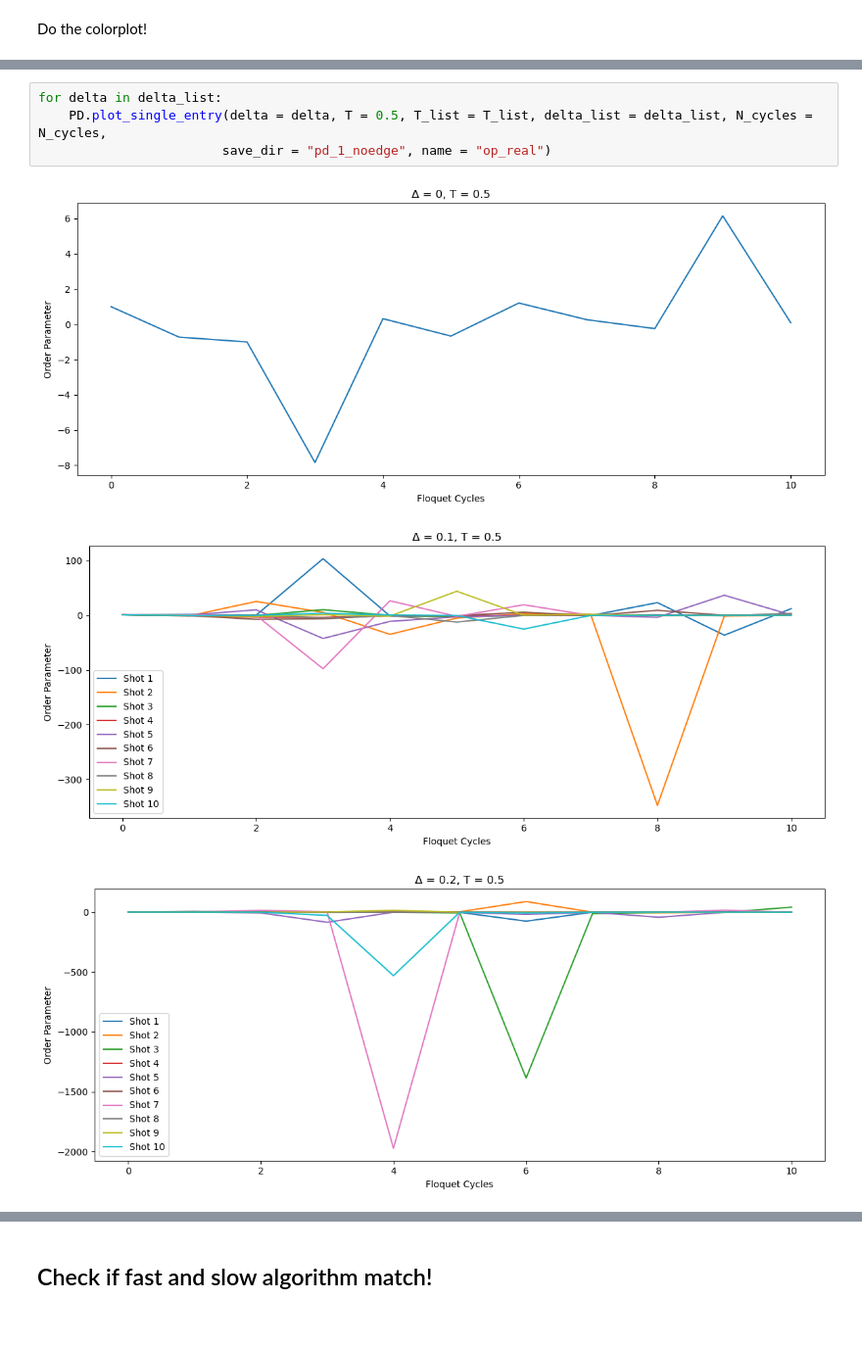
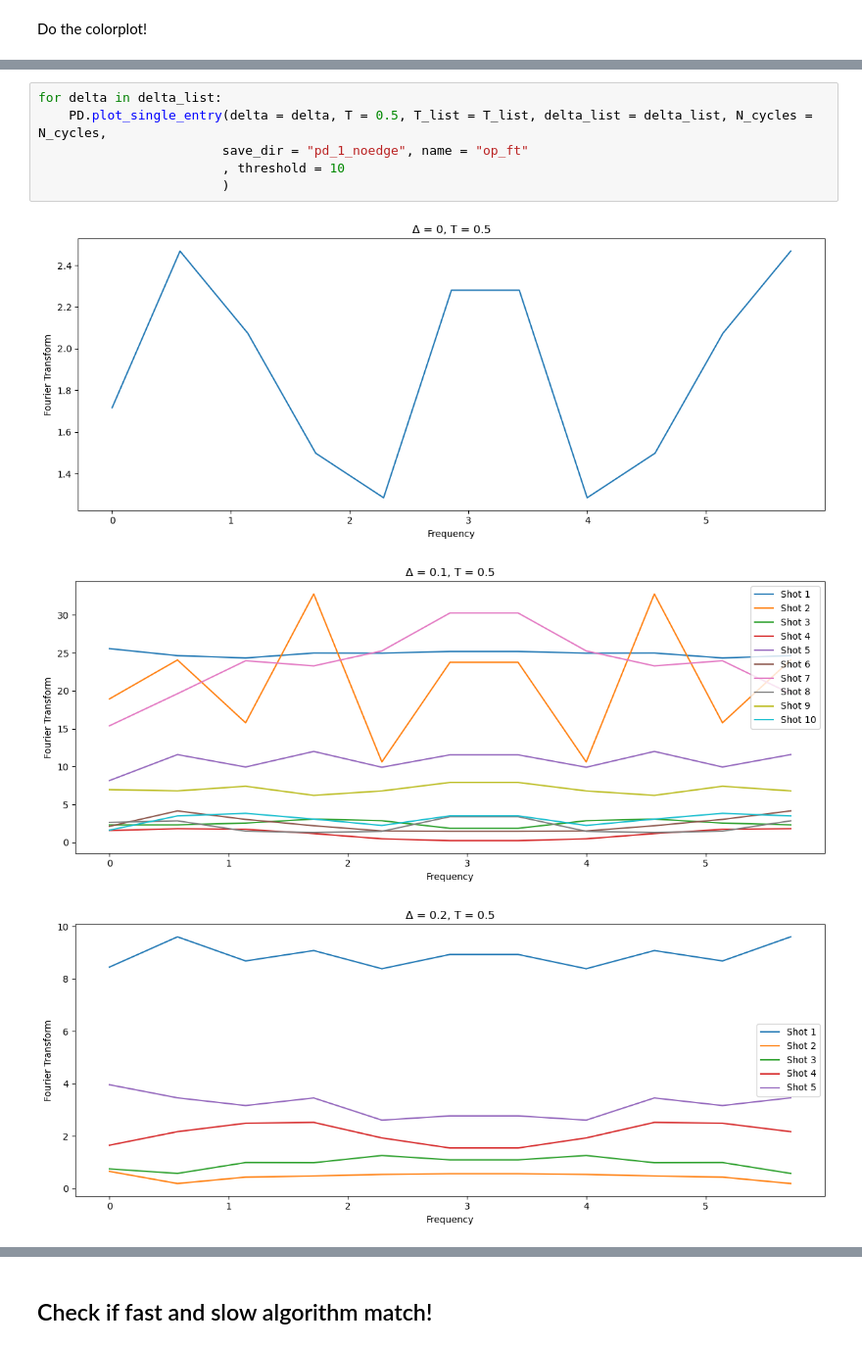
Before and after one commit to gconcheri/MasterThesis, a Jupyter notebook: PhaseDiagram.ipynb, the cells around one changed output, grey strips where cells are left out. Shown at 98% size. Drawn from its saved outputs; the diff is of its cells as text.

```diff
--- a/PhaseDiagram.ipynb
+++ b/PhaseDiagram.ipynb
@@ -91,8 +100,10 @@ PD.plot_phase_diagram(T_list, delta_list, save_dir = "pd_1_noedge", result = "st
 # %%
 for delta in delta_list:
     PD.plot_single_entry(delta = delta, T = 0.5, T_list = T_list, delta_list = delta_list, N_cycles = N_cycles,
-                        save_dir = "pd_1_noedge", name = "op_real")
+                        save_dir = "pd_1_noedge", name = "op_ft"
+                        , threshold = 10
+                        )
 # %% [output]
-[figure, old version]
+[figure, new version]
-[figure, old version]
+[figure, new version]
-[figure, old version]
+[figure, new version]
```
Also changed, not shown: parts of 7 cells of this notebook, 6 other files.
